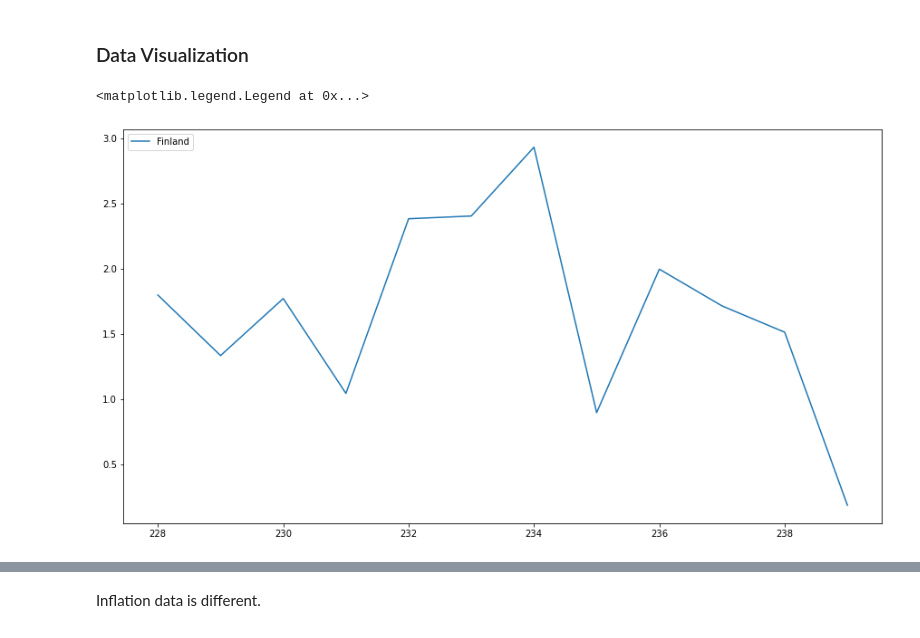
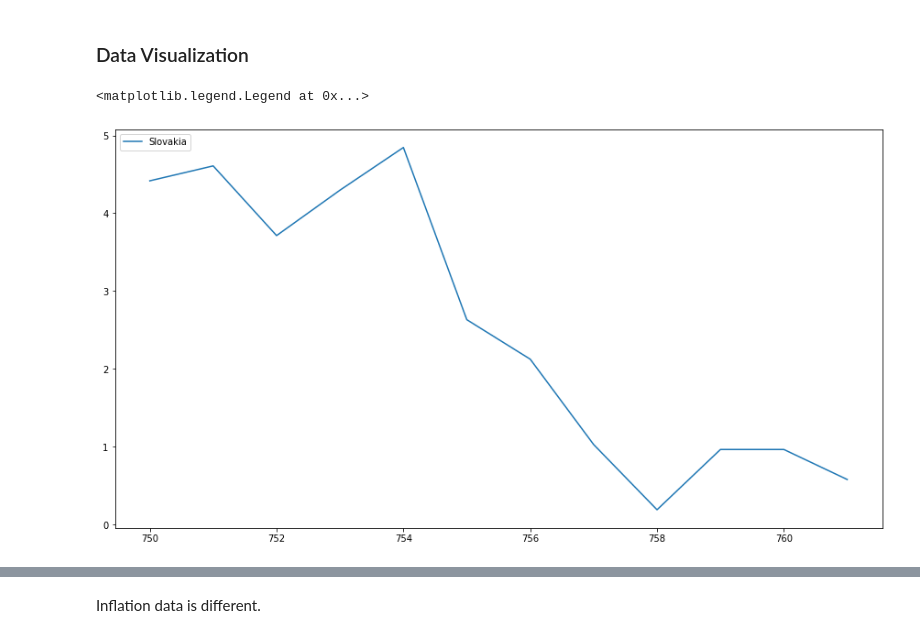
Before and after one commit to CCT-MastersDA/cct-ca2, a Jupyter notebook: jupyter/Statistics.ipynb, the cells around one changed output, grey strips where cells are left out. Drawn from its saved outputs; the diff is of its cells as text; code cells hidden in the pictures.

Commit message:
fixing dataset - replace norway to slovakia

```diff
--- a/jupyter/Statistics.ipynb
+++ b/jupyter/Statistics.ipynb
@@ -387,12 +419,12 @@ dataset[(dataset['Area']=='Ireland')&(dataset['Year']==2020)]
 # %%
 fig, ax = plt.subplots(figsize=(15, 8))
 #ax.plot(dataset[(dataset['Area']=='Ireland')&(dataset['Year']==2020)]['Value'], label='Ireland')
-ax.plot(dataset[(dataset['Area']=='Finland')&(dataset['Year']==2020)]['Value'], label='Finland')
+ax.plot(dataset[(dataset['Area']=='Slovakia')&(dataset['Year']==2020)]['Value'], label='Slovakia')
 #ax.plot(x, ire, label='Ireland')
 plt.legend(loc=2)
 # %% [output]
 <matplotlib.legend.Legend at 0x...>
-[figure, old version]
+[figure, new version]
 # %%
 plotColGraph(dataset.Value)
 # %% [output]
```
Also changed, not shown: parts of 16 cells of this notebook, 2 other files.
